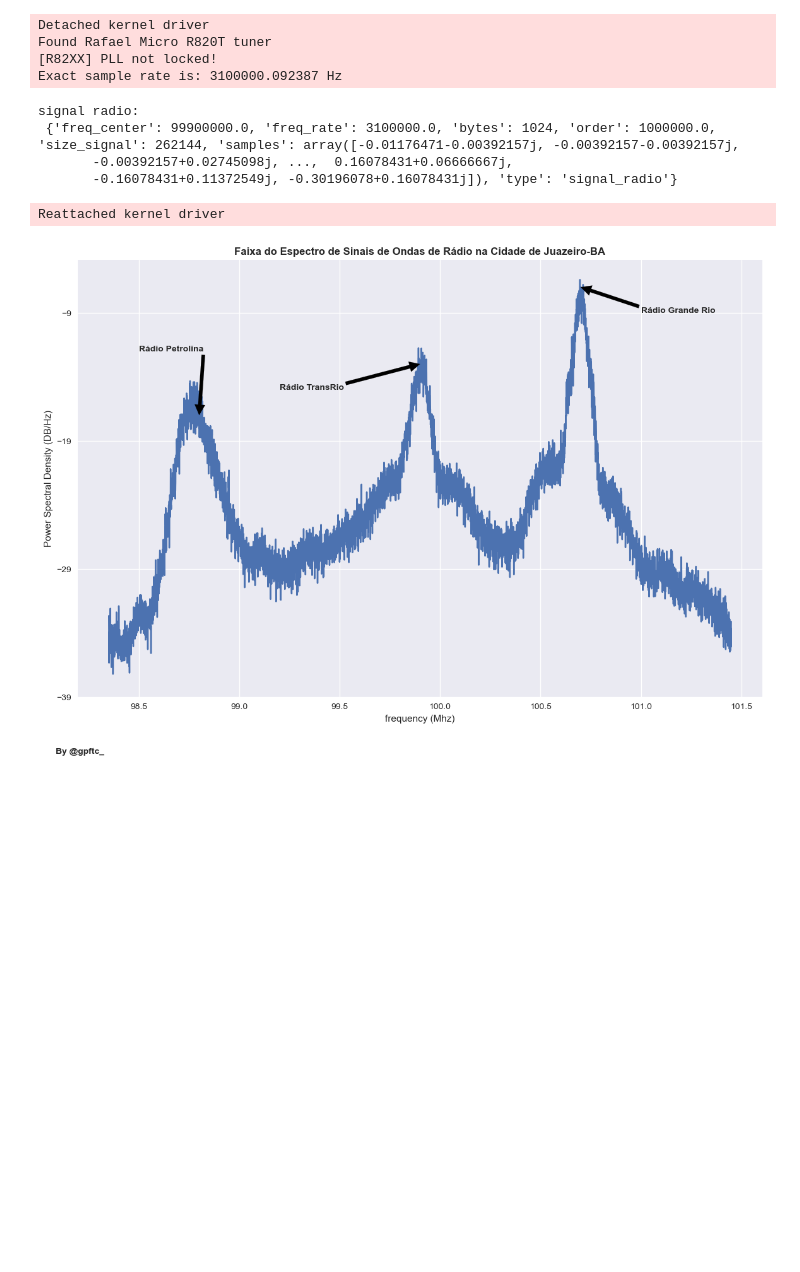
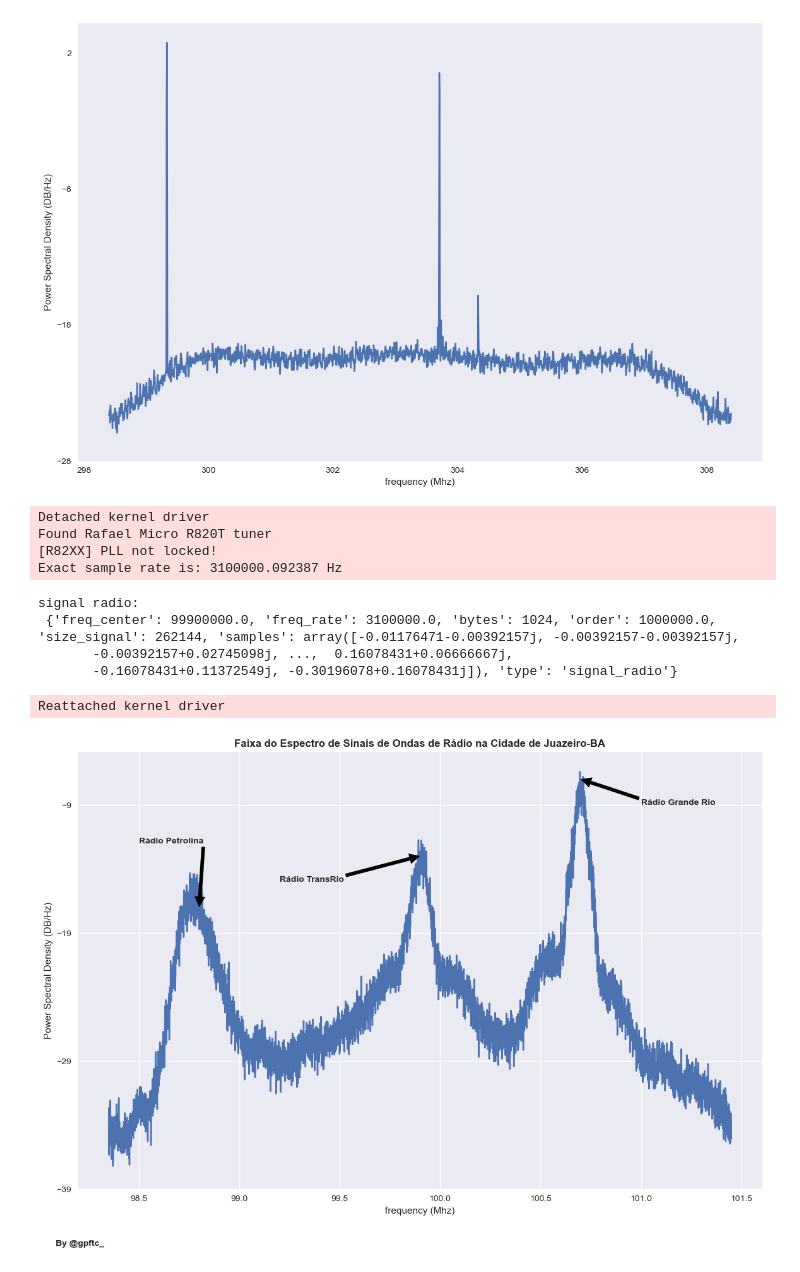
Before and after one commit to perseu912/candphy, a Jupyter notebook: test_sdr.ipynb, the cells around one changed output. Saved outputs shown, nothing was run; the diff lists cells and outputs as text; code cells hidden in the pictures; blank space fills up the shorter version.

```diff
--- a/test_sdr.ipynb
+++ b/test_sdr.ipynb
@@ -5,3 +6,5 @@ from candphy.logs import show_console
 import matplotlib.pyplot as plt
 import numpy as np
 plt.style.use('seaborn')
+# %%
+s = grm(303.4,10,bits_base=64,bytes=2048)
@@ -7,0 +32,6 @@ plt.style.use('seaborn')
+# %%
+fig,ax = plt.subplots(figsize=(14,9))
+fig = ps(s,show=False)
+plt.show()
+# %% [output]
+[figure, added]
```
Also changed, not shown: parts of 3 cells of this notebook, 3 other files.
